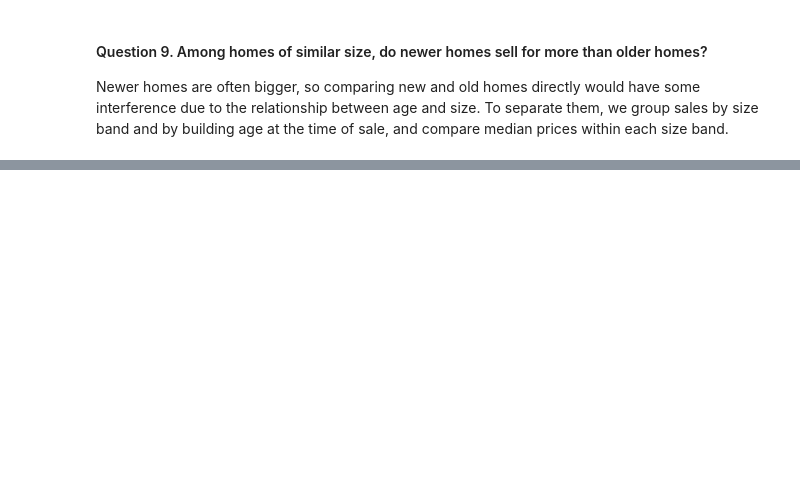
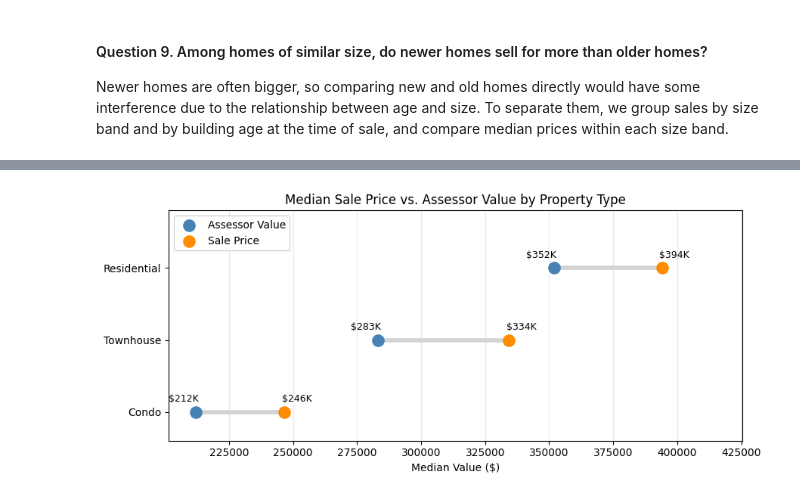
Before and after one commit to Dan2411/Mesa-County-Real-Estate-EDA, a Jupyter notebook: Team6_Midterm_Project.ipynb, the cells around one changed output, grey strips where cells are left out. Cells and saved outputs as stored; diff of their text form; code cells hidden in the pictures; blank space fills up the shorter version.

```diff
--- a/Team6_Midterm_Project.ipynb
+++ b/Team6_Midterm_Project.ipynb
@@ -1933,0 +2105,81 @@ Prices fall with age until about 50 years and then level off. In the two smalles
+# %%
+# Use cleaned residential sales with valid assessor values
+q10 = biv[
+    (biv['sale_price'] > 0) &
+    (biv['assessor_actual_value'] > 0)
+].copy()
+
+# Calculate the sale-to-assessor ratio for each property
+q10['sale_to_assessor_ratio'] = (
+    q10['sale_price'] / q10['assessor_actual_value']
+)
+
+# Summarize the comparison by property type
+q10_summary = q10.groupby('property_use').agg(
+    sales=('sale_price', 'size'),
+    median_sale_price=('sale_price', 'median'),
+    median_assessor_value=('assessor_actual_value', 'median'),
+    median_ratio=('sale_to_assessor_ratio', 'median'),
+    pct_above_assessor=(
+        'sale_to_assessor_ratio',
+        lambda s: (s > 1).mean() * 100
+    )
+)
+
+# Convert the median ratio to a percentage difference
+q10_summary['median_gap_pct'] = (
+    q10_summary['median_ratio'] - 1
+) * 100
+
+q10_summary = q10_summary.sort_values(
+    'median_gap_pct', ascending=False
+)
+
+print('Records analyzed:', len(q10))
+print(
+    'Overall median sale-to-assessor ratio:',
+    round(q10['sale_to_assessor_ratio'].median(), 3)
+)
+print(
+    'Sales above assessor value:',
+    f"{(q10['sale_to_assessor_ratio'] > 1).mean() * 100:.1f}%"
+)
+
+display(q10_summary.round({
+    'median_sale_price': 0,
+    'median_assessor_value': 0,
+    'median_ratio': 3,
+    'pct_above_assessor': 1,
+    'median_gap_pct': 1
+}))
+
+# Compare median sale prices and assessor values by property type
+plot_data = q10_summary.sort_values('median_sale_price')
+y = np.arange(len(plot_data))
+
+plt.figure(figsize=(9, 4))
+
+plt.hlines(y, plot_data['median_assessor_value'],
+           plot_data['median_sale_price'], color='lightgray', linewidth=4)
+
+for col, color, label, offset in [
+    ('median_assessor_value', 'steelblue', 'Assessor Value', -12),
+    ('median_sale_price', 'darkorange', 'Sale Price', 12)
+]:
+    plt.scatter(plot_data[col], y, color=color, s=120, label=label, zorder=3)
+    for i, value in enumerate(plot_data[col]):
+        plt.annotate(f'${value/1000:,.0f}K', (value, i),
+                     xytext=(offset, 10), textcoords='offset points',
+                     ha='center', fontsize=9)
+
+plt.yticks(y, plot_data.index)
+plt.ylim(-0.4, len(plot_data) - 0.2)
+plt.xlabel('Median Value ($)')
+plt.title('Median Sale Price vs. Assessor Value by Property Type')
+plt.xlim(plot_data['median_assessor_value'].min() * 0.95,
+         plot_data['median_sale_price'].max() * 1.08)
+plt.legend()
+plt.grid(axis='x', alpha=0.3)
+plt.tight_layout()
+plt.show()
+# %% [output]
@@ -1933,0 +2194 @@ Prices fall with age until about 50 years and then level off. In the two smalles
+[figure, added]
```
Also changed, not shown: parts of 105 cells of this notebook.
